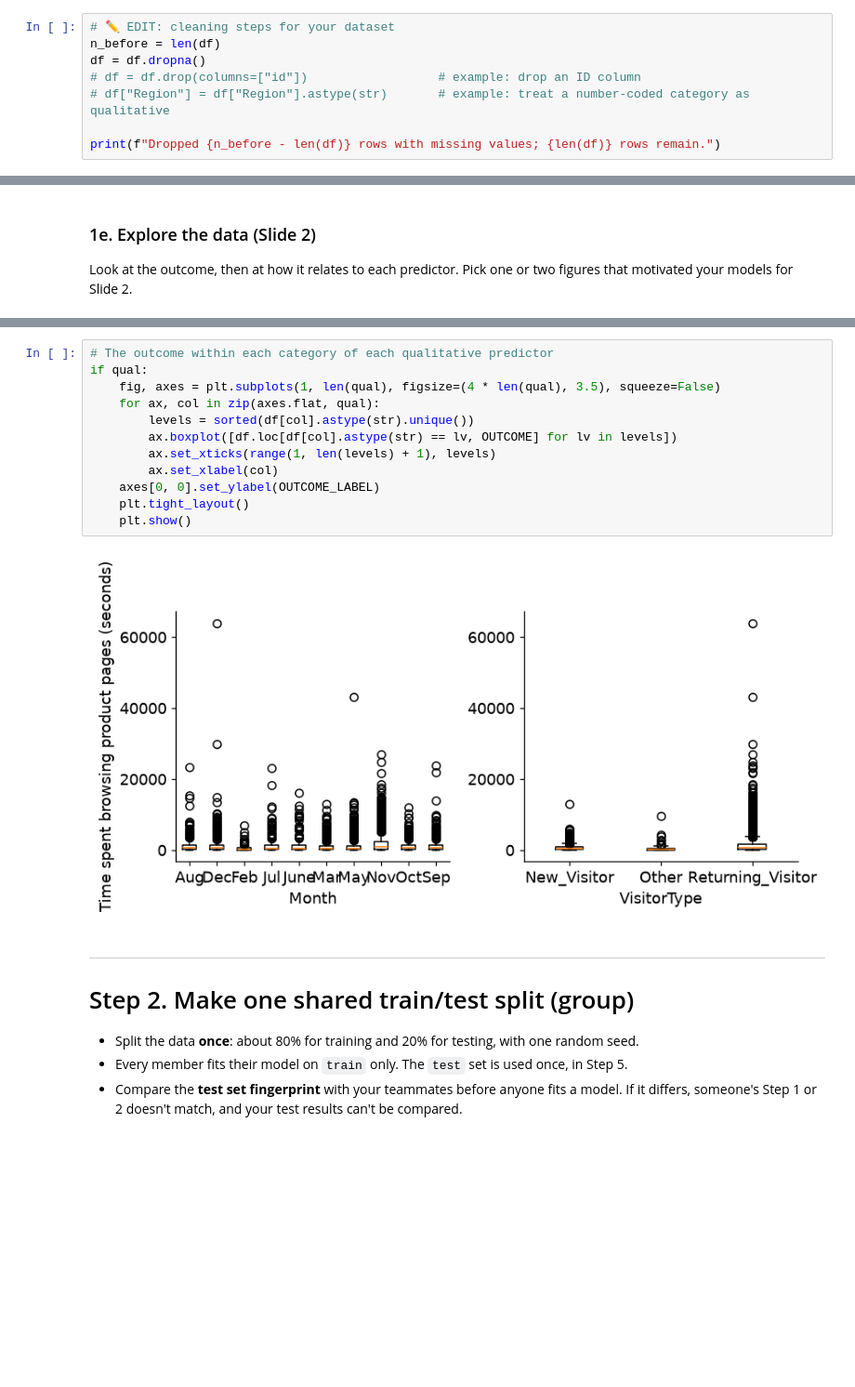
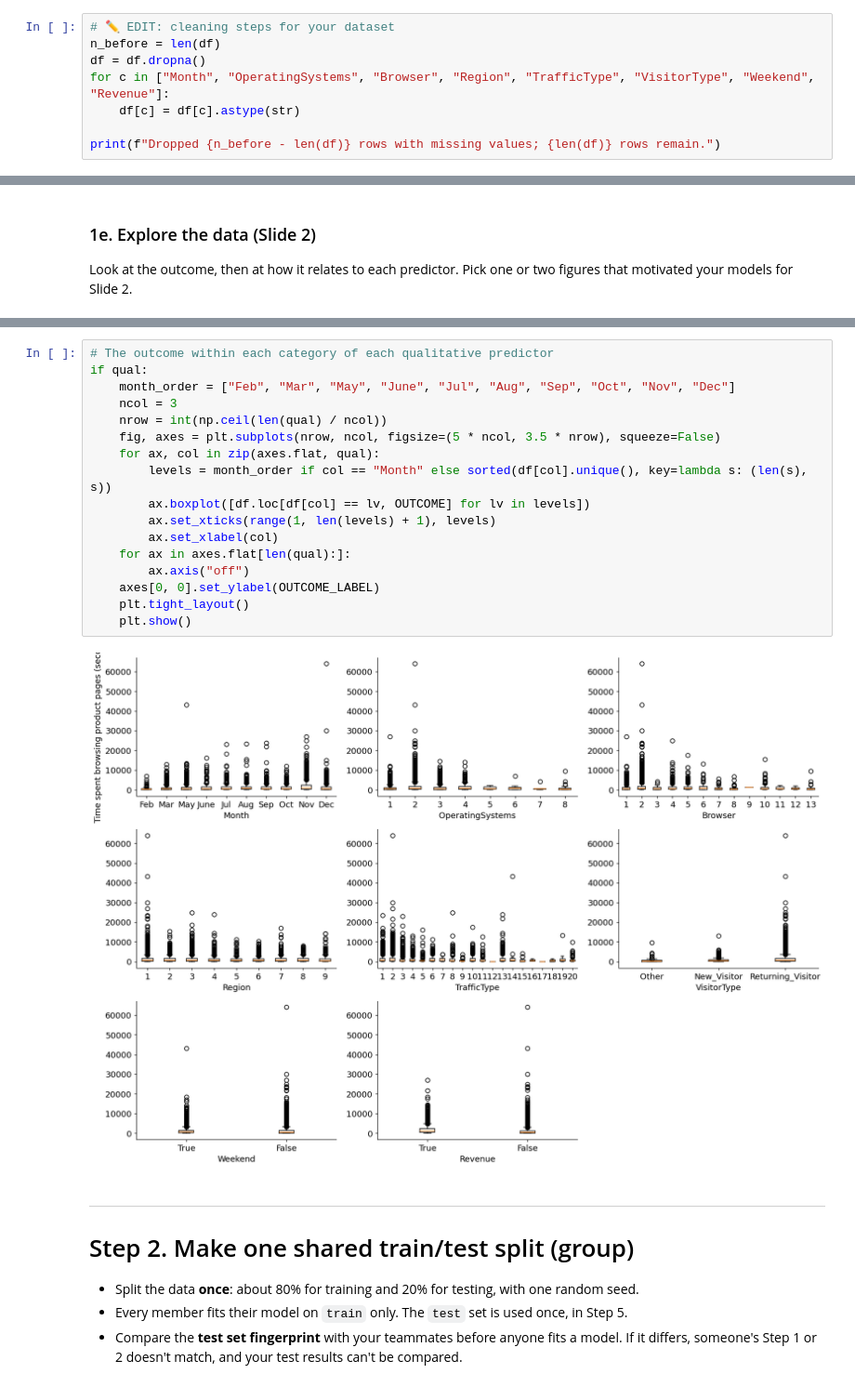
Before and after one commit to j2doan/online-purchase-behavior, a Jupyter notebook: notebooks/CP1_Nicholas_Chan.ipynb, the cells around one changed output, grey strips where cells are left out. Shown at 93% size. Saved outputs shown, nothing was run; the diff lists cells and outputs as text; blank space fills up the shorter version.

```diff
--- a/notebooks/CP1_Nicholas_Chan.ipynb
+++ b/notebooks/CP1_Nicholas_Chan.ipynb
@@ -115,8 +115,8 @@ overview
 # ✏️ EDIT: cleaning steps for your dataset
 n_before = len(df)
 df = df.dropna()
-# df = df.drop(columns=["id"])                  # example: drop an ID column
-# df["Region"] = df["Region"].astype(str)       # example: treat a number-coded category as qualitative
+for c in ["Month", "OperatingSystems", "Browser", "Region", "TrafficType", "VisitorType", "Weekend", "Revenue"]:
+    df[c] = df[c].astype(str)
 
 print(f"Dropped {n_before - len(df)} rows with missing values; {len(df)} rows remain.")
 # %% [output]
@@ -193,17 +193,22 @@ plt.show()
 # %%
 # The outcome within each category of each qualitative predictor
 if qual:
-    fig, axes = plt.subplots(1, len(qual), figsize=(4 * len(qual), 3.5), squeeze=False)
+    month_order = ["Feb", "Mar", "May", "June", "Jul", "Aug", "Sep", "Oct", "Nov", "Dec"]
+    ncol = 3
+    nrow = int(np.ceil(len(qual) / ncol))
+    fig, axes = plt.subplots(nrow, ncol, figsize=(5 * ncol, 3.5 * nrow), squeeze=False)
     for ax, col in zip(axes.flat, qual):
-        levels = sorted(df[col].astype(str).unique())
-        ax.boxplot([df.loc[df[col].astype(str) == lv, OUTCOME] for lv in levels])
+        levels = month_order if col == "Month" else sorted(df[col].unique(), key=lambda s: (len(s), s))
+        ax.boxplot([df.loc[df[col] == lv, OUTCOME] for lv in levels])
         ax.set_xticks(range(1, len(levels) + 1), levels)
         ax.set_xlabel(col)
+    for ax in axes.flat[len(qual):]:
+        ax.axis("off")
     axes[0, 0].set_ylabel(OUTCOME_LABEL)
     plt.tight_layout()
     plt.show()
 # %% [output]
-[figure, old version]
+[figure, new version]
 # %% [markdown]
 ---
 # Step 2. Make one shared train/test split (group)
```
Also changed, not shown: parts of 20 cells of this notebook, 1 other file.
